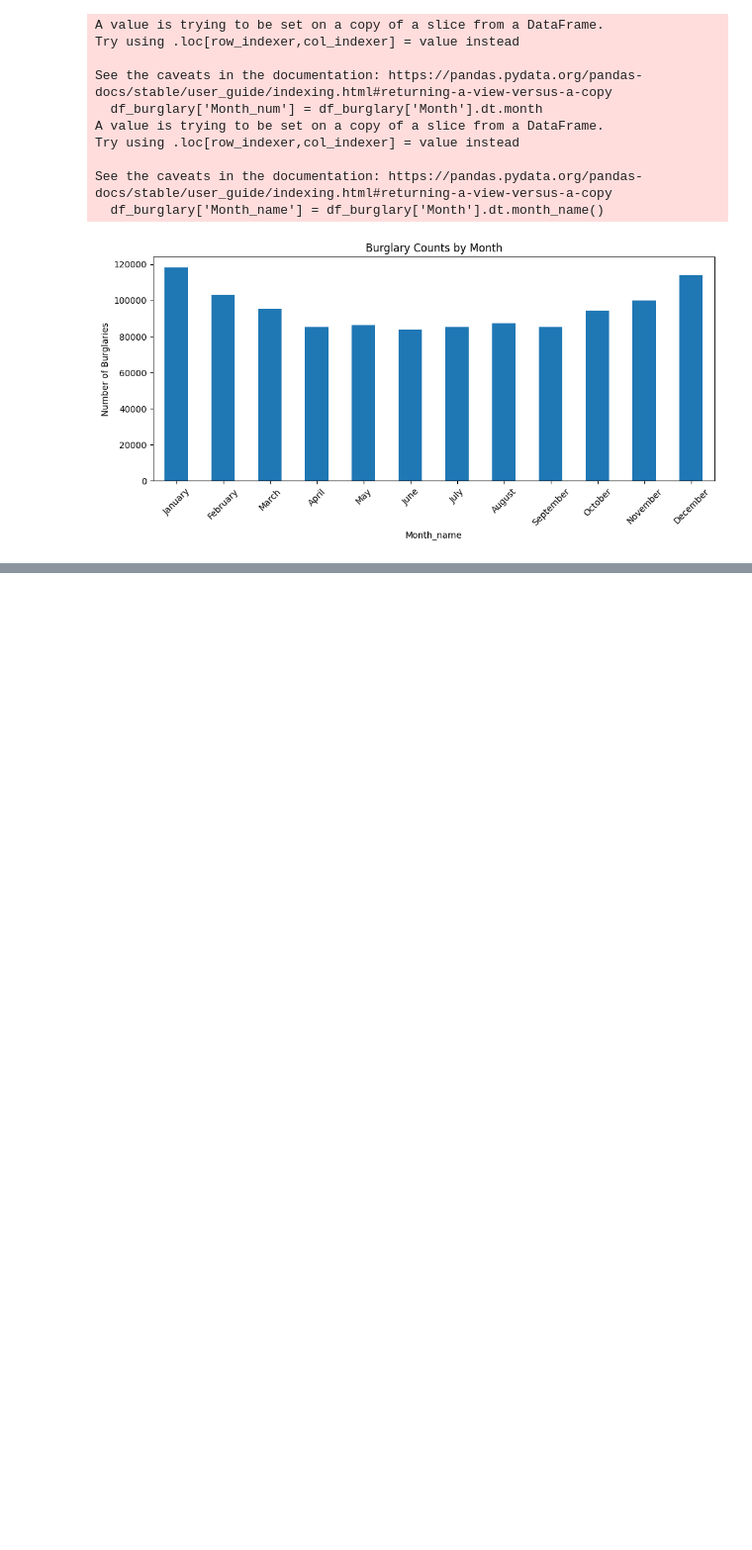
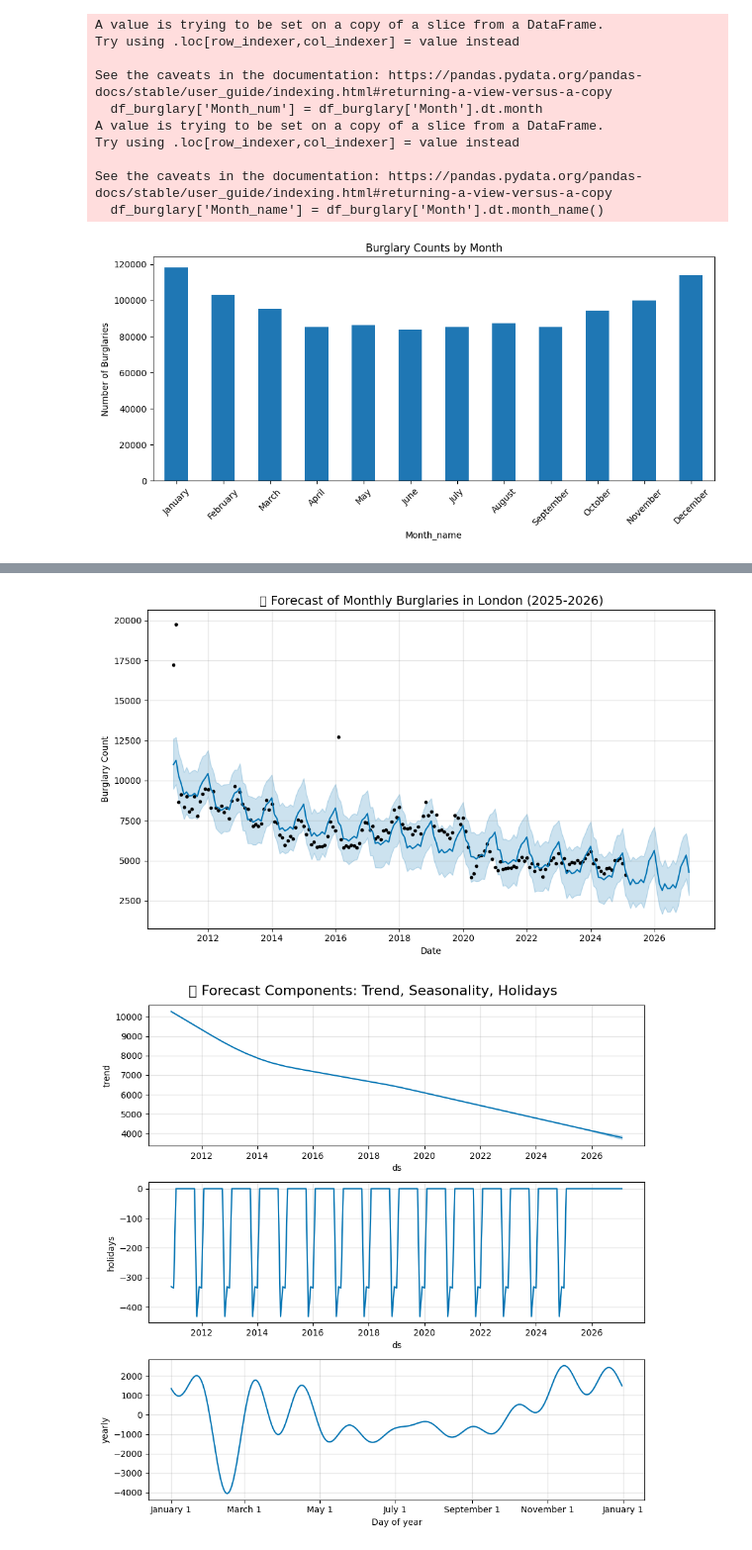
Before and after one commit to andreiispir/4CBLW00-20-MD-CBL, a Jupyter notebook: data_exploration.ipynb, the cells around one changed output, grey strips where cells are left out. Shown at 99% size. Cells and saved outputs as stored; diff of their text form; code cells hidden in the pictures; blank space fills up the shorter version.

Commit message:
changed risky months

```diff
--- a/data_exploration.ipynb
+++ b/data_exploration.ipynb
@@ -252,7 +252,6 @@ df_london['Month'] = pd.to_datetime(df_london['Month'])
 df_burglary = df_london[df_london['Crime type'] == 'Burglary'].copy()
 
 # 4. Prepare monthly time series data
-#    Group by month
 df_monthly = (
     df_burglary
     .groupby(df_burglary['Month'].dt.to_period('M'))
@@ -262,15 +261,14 @@ df_monthly = (
 df_monthly['ds'] = df_monthly['Month'].dt.to_timestamp()
 df_monthly = df_monthly[['ds', 'y']]
 
-# 5. Define holiday effects
+# 5. Define holiday effects for Jan, Nov, Dec only
 holiday_list = []
-for year in range(df_monthly['ds'].dt.year.min(), df_monthly['ds'].dt.year.max() + 1):
-    holiday_list += [
-        {'ds': pd.Timestamp(year, 1, 1), 'holiday': 'new_year'},
-        {'ds': pd.Timestamp(year, 7, 1), 'holiday': 'summer_1'},
-        {'ds': pd.Timestamp(year, 8, 1), 'holiday': 'summer_2'},
-        {'ds': pd.Timestamp(year, 12, 1), 'holiday': 'winter'}
-    ]
+target_holiday_months = [1, 11, 12]  # Jan, Nov, Dec
+month_name_map = {1: 'january', 11: 'november', 12: 'december'}
+for year in range(df_monthly['ds'].dt.year.min(), df_monthly['ds'].dt.year.max() + 3):  # +3 to cover future forecast
+    for month in target_holiday_months:
+        holiday_list.append({'ds': pd.Timestamp(year, month, 1), 'holiday': month_name_map[month]})
+
 df_holidays = pd.DataFrame(holiday_list)
 
 # 6. Initialize and fit Prophet model
@@ -294,31 +292,30 @@ plt.ylabel("Burglary Count")
 plt.tight_layout()
 plt.show()
 
-# 9. Plot components
+# 9. Plot components (trend, seasonality, and selected holiday effects)
 fig2 = growth_model.plot_components(forecast)
 plt.suptitle("📊 Forecast Components: Trend, Seasonality, Holidays", fontsize=16)
 plt.tight_layout()
 plt.show()
 
-# 10. Extract relevant numeric forecasts for optimization
+# 10. Extract numeric forecasts
 numeric_forecasts = forecast[['ds', 'yhat', 'yhat_lower', 'yhat_upper']].copy()
 
-# 11. Print the full numeric forecasts
+# 11. Print all numeric forecasts
 print("\n🔢 Numeric Forecasts for Prophetic Demand (ds, yhat, yhat_lower, yhat_upper):")
 print(numeric_forecasts.to_string(index=False))
 
-# 12. Calculate and print average predicted burglaries in holiday months (2025+)
-holiday_months = [1, 7, 8, 12]
+# 12. Calculate and print average forecasts in selected months (Jan, Nov, Dec) for 2025-2026
 forecast['month'] = forecast['ds'].dt.month
 forecast['year'] = forecast['ds'].dt.year
 forecast_future = forecast[forecast['year'] >= 2025]
-forecast_holiday_future = forecast_future[forecast_future['month'].isin(holiday_months)]
-avg_holiday_forecast_future = forecast_holiday_future.groupby('year')['yhat'].mean()
+forecast_selected_months = forecast_future[forecast_future['month'].isin(target_holiday_months)]
+avg_selected_months_forecast = forecast_selected_months.groupby('year')['yhat'].mean()
 
-print("\n📌 Average forecasted burglaries in Jan, Jul, Aug, Dec (2025-2026):")
-print(avg_holiday_forecast_future)
+print("\n📌 Average forecasted burglaries in Jan, Nov, Dec (2025-2026):")
+print(avg_selected_months_forecast)
 
-# 13. (Optional) Save numeric forecasts to CSV for ILP input
+# 13. Save forecast for optimization model input
 overlay_csv = 'burglaries_forecast_for_ilp.csv'
 numeric_forecasts.to_csv(overlay_csv, index=False)
 print(f"\n✔️ Forecast data saved to {overlay_csv} and ready for optimization model input.")
@@ -326,0 +325,2 @@ KeyboardInterrupt:
+[figure, added]
+[figure, added]
```
Also changed, not shown: parts of 1 cell of this notebook.
